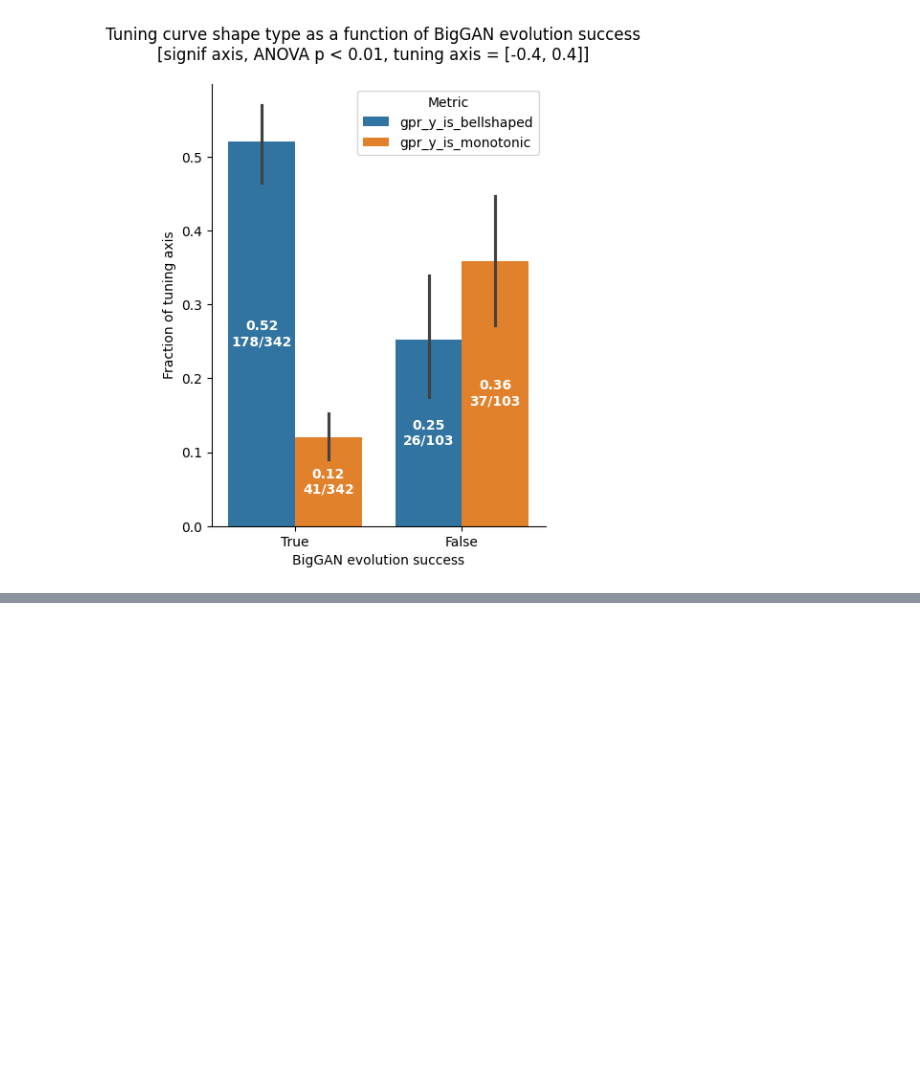
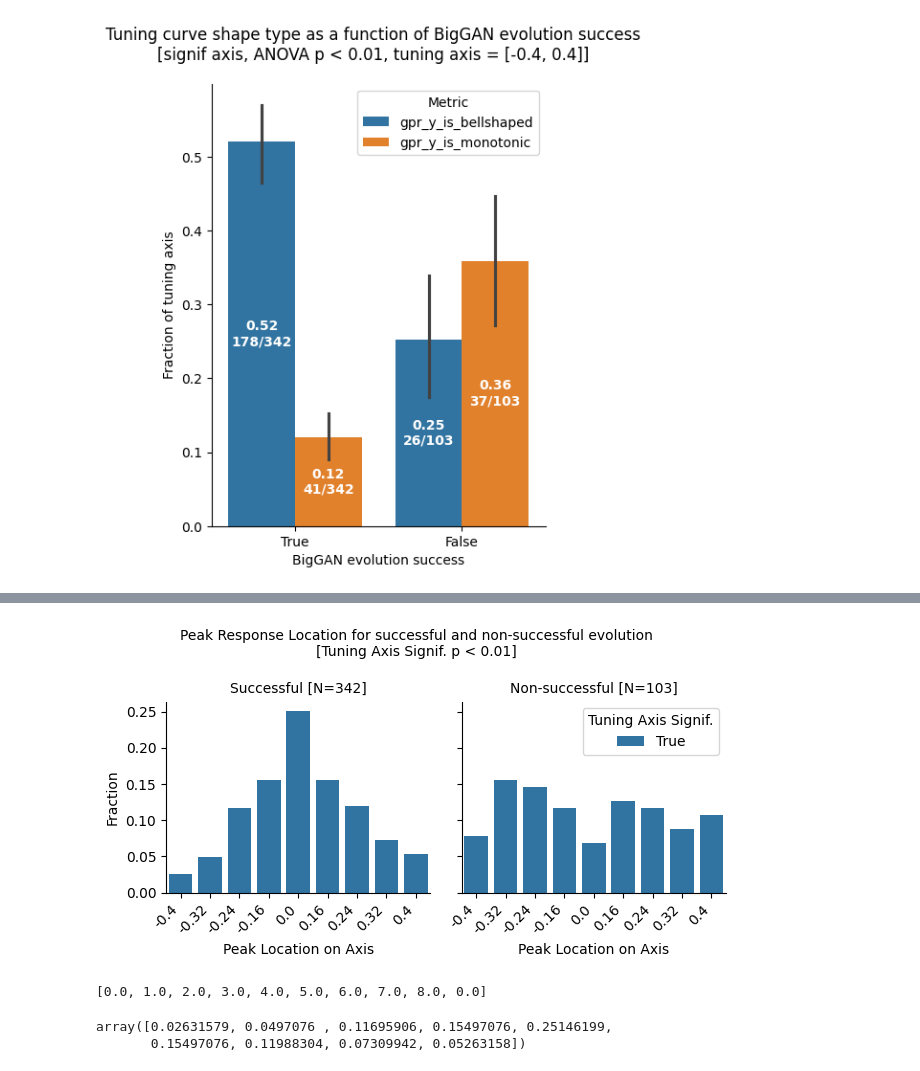
Before and after one commit to Animadversio/Neuro-ActMax-GAN-comparison, a Jupyter notebook: notebooks/Figure6_source_data_export.ipynb, the cells around one changed output, grey strips where cells are left out. Drawn from its saved outputs; the diff is of its cells as text; code cells hidden in the pictures; blank space fills up the shorter version.

```diff
--- a/notebooks/Figure6_source_data_export.ipynb
+++ b/notebooks/Figure6_source_data_export.ipynb
@@ -850,0 +928,45 @@ plt.show()
+# %%
+fs=10
+# add a column for statistical significance
+for pval_threshold in [0.01]:#[0.005, 0.01, 0.05]:
+    tuning_stats_synopsis_df['sig'] = tuning_stats_synopsis_df['p_value'] < pval_threshold
+    fig, ax = plt.subplots(1, 2, figsize=(6.5, 3.5), sharey=True)
+    sns.countplot(data=tuning_stats_synopsis_df[common_axis_mask].query("Exp_id in @BigGAN_success_explist and sig"),
+                x='max_resp_lin_dist_bin', stat='proportion', ax=ax[0], hue='sig')#bins=[-0.4, -0.32, -0.24, -0.16, 0.0, 0.16, 0.24, 0.32, 0.4])
+    curve_count = len(tuning_stats_synopsis_df[common_axis_mask].query("Exp_id in @BigGAN_success_explist and sig"))
+    ax[0].set_title(f'Successful [N={curve_count}]', fontsize=fs)
+    ax[0].set_xlabel('Peak Location on Axis', fontsize=fs)
+    ax[0].set_ylabel('Fraction', fontsize=fs)
+    ax[0].legend(title='Tuning Axis Signif.', fontsize=fs)
+    ax[0].get_legend().remove()
+
+    sns.countplot(data=tuning_stats_synopsis_df[common_axis_mask].query("Exp_id not in @BigGAN_success_explist and sig"),
+                x='max_resp_lin_dist_bin', stat='proportion', ax=ax[1], hue='sig')#bins=[-0.4, -0.32, -0.24, -0.16, 0.0, 0.16, 0.24, 0.32, 0.4])
+    curve_count = len(tuning_stats_synopsis_df[common_axis_mask].query("Exp_id not in @BigGAN_success_explist and sig"))
+    ax[1].set_title(f'Non-successful [N={curve_count}]', fontsize=fs)
+    ax[1].set_xlabel('Peak Location on Axis', fontsize=fs)
+    # ax[1].set_ylabel('Fraction')
+    ax[1].legend(title='Tuning Axis Signif.', fontsize=fs)
+    # ax[1].get_legend().remove()
+
+    for axi in ax:
+        for label in axi.get_xticklabels():
+            label.set_rotation(45)
+            label.set_ha('right')
+        axi.tick_params(axis='x', labelsize=fs)
+    fig.suptitle(f'Peak Response Location for successful and non-successful evolution\n[Tuning Axis Signif. p < {pval_threshold}]', fontsize=fs)
+    plt.tight_layout()
+    saveallforms(source_data_dir, f"BigGAN_success_vs_fail_max_resp_lin_dist_countplot_signif_only_merge_p{pval_threshold}_export", figh=fig)
+    # saveallforms(synfigdir, f"BigGAN_success_vs_fail_max_resp_lin_dist_countplot_signif_only_merge_p{pval_threshold}", figh=fig)
+    plt.show()
+# %% [output]
+[figure, added]
+# %%
+bar_positions
+# %% [output]
+[0.0, 1.0, 2.0, 3.0, 4.0, 5.0, 6.0, 7.0, 8.0, 0.0]
+# %%
+props.values
+# %% [output]
+array([0.02631579, 0.0497076 , 0.11695906, 0.15497076, 0.25146199,
+       0.15497076, 0.11988304, 0.07309942, 0.05263158])
```
Also changed, not shown: parts of 10 cells of this notebook.
